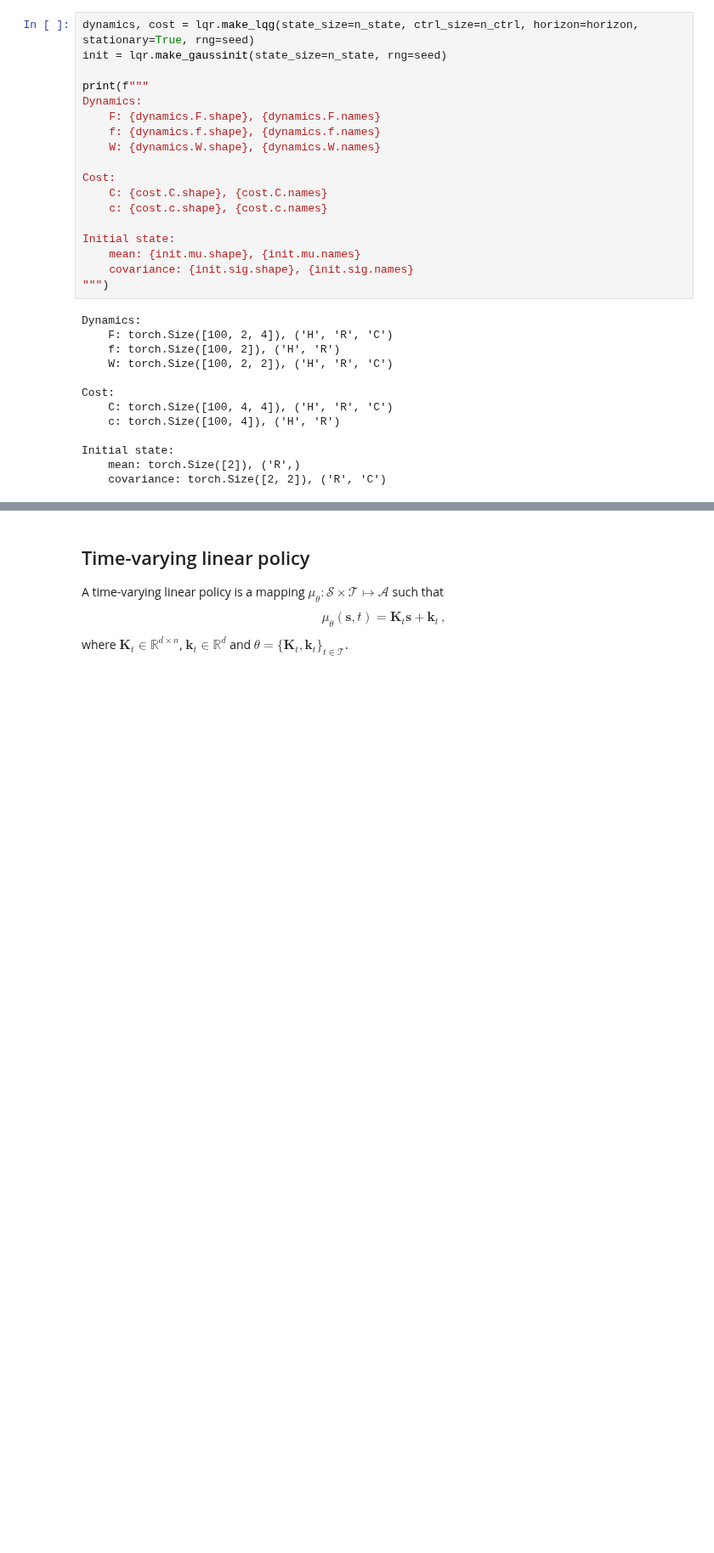
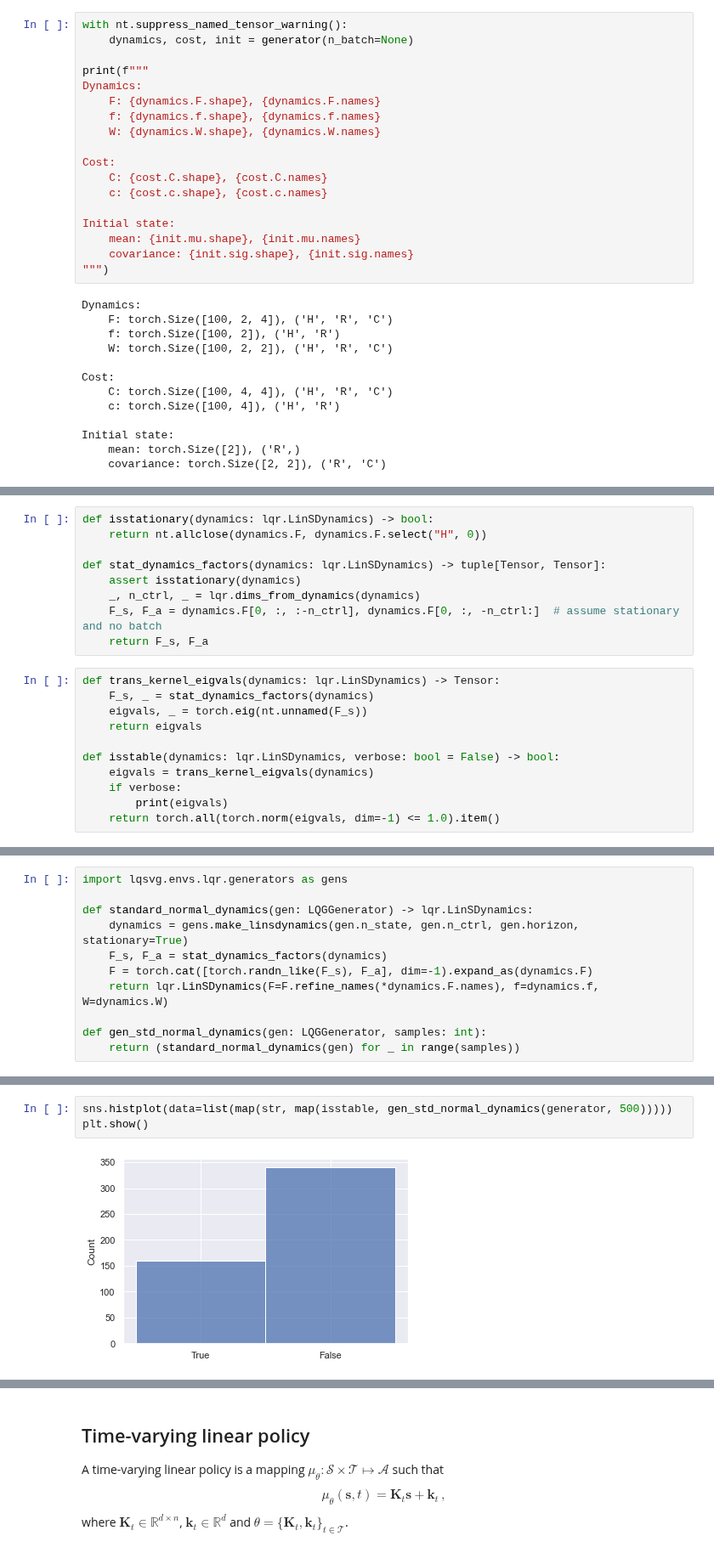
Before and after one commit to 0xangelo/LQSVG, a Jupyter notebook: experiments/lqg.ipynb, the cells around one changed output, grey strips where cells are left out. Shown at 85% size. Saved outputs shown, nothing was run; the diff lists cells and outputs as text; blank space fills up the shorter version.

```diff
--- a/experiments/lqg.ipynb
+++ b/experiments/lqg.ipynb
@@ -47,6 +53,6 @@ n_tau = n_state + n_ctrl
 # %%
-dynamics, cost = lqr.make_lqg(state_size=n_state, ctrl_size=n_ctrl, horizon=horizon, stationary=True, rng=seed)
-init = lqr.make_gaussinit(state_size=n_state, rng=seed)
+with nt.suppress_named_tensor_warning():
+    dynamics, cost, init = generator(n_batch=None)
 
 print(f"""
 Dynamics:
@@ -77,0 +90,20 @@ Initial state:
+# %%
+def isstationary(dynamics: lqr.LinSDynamics) -> bool:
+    return nt.allclose(dynamics.F, dynamics.F.select("H", 0))
+
+def stat_dynamics_factors(dynamics: lqr.LinSDynamics) -> tuple[Tensor, Tensor]:
+    assert isstationary(dynamics)
+    _, n_ctrl, _ = lqr.dims_from_dynamics(dynamics)
+    F_s, F_a = dynamics.F[0, :, :-n_ctrl], dynamics.F[0, :, -n_ctrl:]  # assume stationary and no batch
+    return F_s, F_a
+# %%
+def trans_kernel_eigvals(dynamics: lqr.LinSDynamics) -> Tensor:
+    F_s, _ = stat_dynamics_factors(dynamics)
+    eigvals, _ = torch.eig(nt.unnamed(F_s))
+    return eigvals
+
+def isstable(dynamics: lqr.LinSDynamics, verbose: bool = False) -> bool:
+    eigvals = trans_kernel_eigvals(dynamics)
+    if verbose:
+        print(eigvals)
+    return torch.all(torch.norm(eigvals, dim=-1) <= 1.0).item()
@@ -77,0 +118,11 @@ Initial state:
+# %%
+import lqsvg.envs.lqr.generators as gens
+
+def standard_normal_dynamics(gen: LQGGenerator) -> lqr.LinSDynamics:
+    dynamics = gens.make_linsdynamics(gen.n_state, gen.n_ctrl, gen.horizon, stationary=True)
+    F_s, F_a = stat_dynamics_factors(dynamics)
+    F = torch.cat([torch.randn_like(F_s), F_a], dim=-1).expand_as(dynamics.F)
+    return lqr.LinSDynamics(F=F.refine_names(*dynamics.F.names), f=dynamics.f, W=dynamics.W)
+
+def gen_std_normal_dynamics(gen: LQGGenerator, samples: int):
+    return (standard_normal_dynamics(gen) for _ in range(samples))
@@ -77,0 +152,5 @@ Initial state:
+# %%
+sns.histplot(data=list(map(str, map(isstable, gen_std_normal_dynamics(generator, 500)))))
+plt.show()
+# %% [output]
+[figure, added]
```
Also changed, not shown: parts of 45 cells of this notebook.
